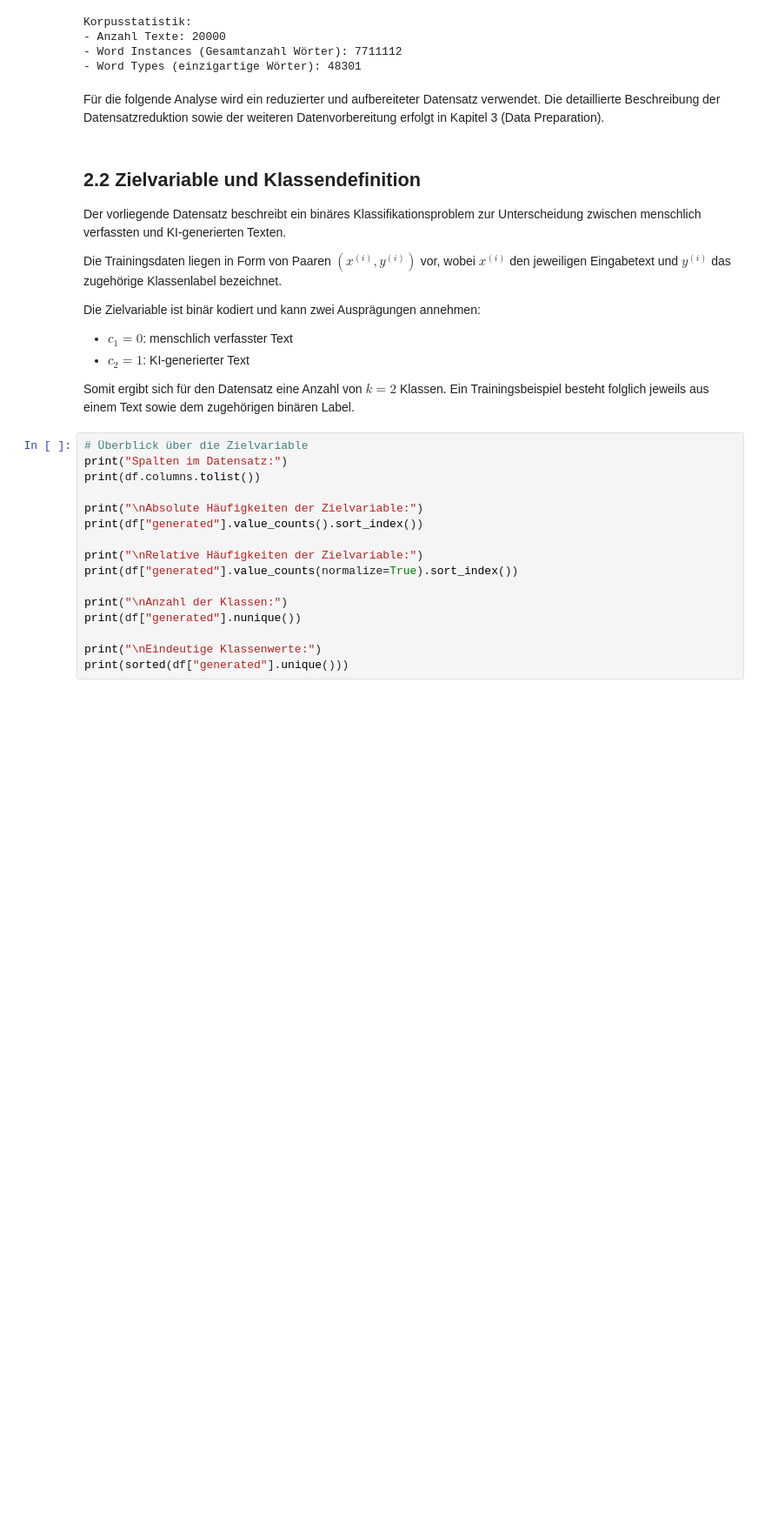
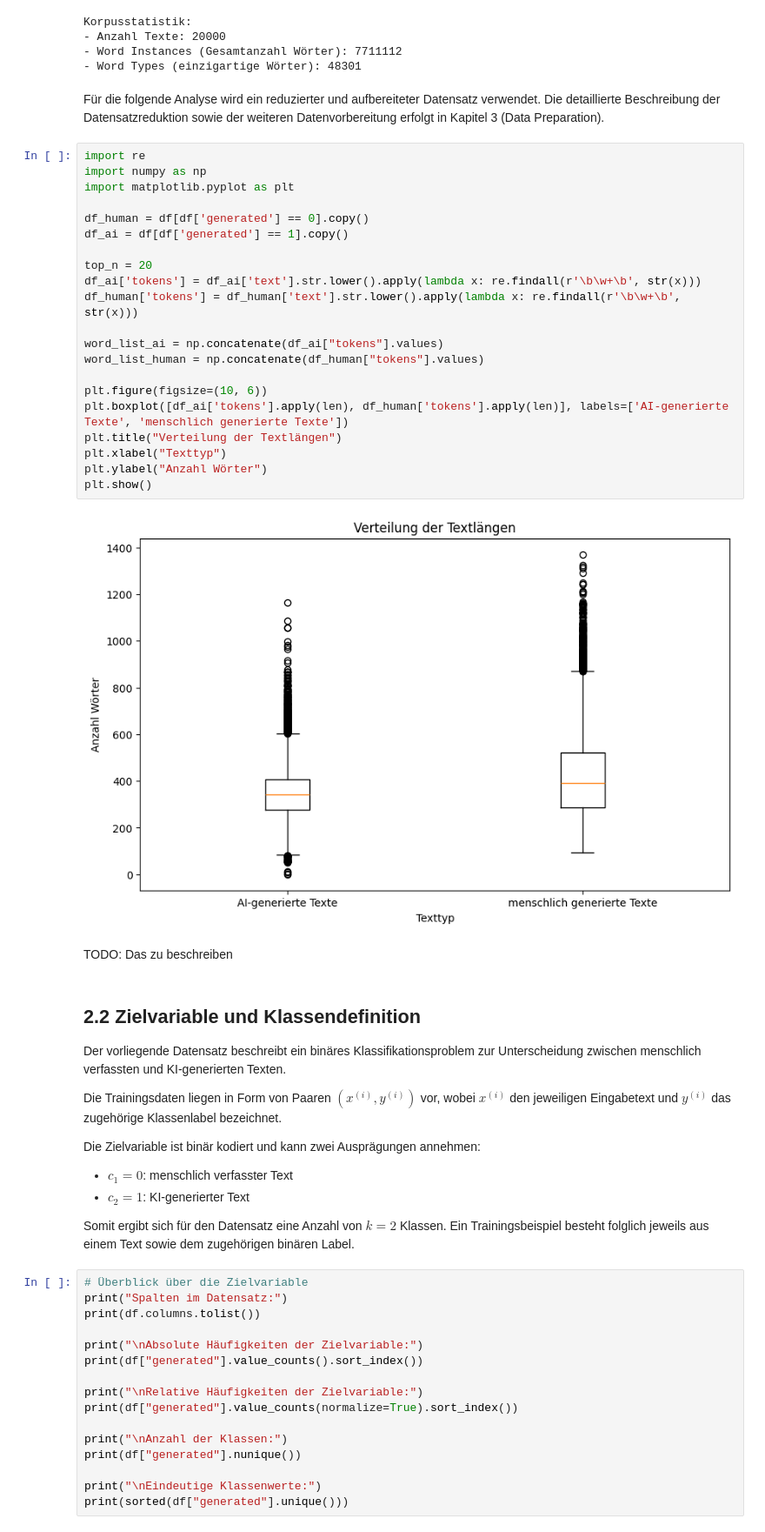
Before and after one commit to andreashubertus/DSundKI2, a Jupyter notebook: main.ipynb, the cells around one changed output. Shown at 87% size. Cells and saved outputs as stored; diff of their text form; blank space fills up the shorter version.

```diff
--- a/main.ipynb
+++ b/main.ipynb
@@ -123,6 +123,31 @@ Korpusstatistik:
 Für die folgende Analyse wird ein reduzierter und aufbereiteter Datensatz verwendet.
 Die detaillierte Beschreibung der Datensatzreduktion sowie der weiteren
 Datenvorbereitung erfolgt in Kapitel 3 (Data Preparation).
+# %%
+import re
+import numpy as np
+import matplotlib.pyplot as plt
+
+df_human = df[df['generated'] == 0].copy()
+df_ai = df[df['generated'] == 1].copy()
+
+top_n = 20
+df_ai['tokens'] = df_ai['text'].str.lower().apply(lambda x: re.findall(r'\b\w+\b', str(x)))
+df_human['tokens'] = df_human['text'].str.lower().apply(lambda x: re.findall(r'\b\w+\b', str(x)))
+
+word_list_ai = np.concatenate(df_ai["tokens"].values)
+word_list_human = np.concatenate(df_human["tokens"].values)
+
+plt.figure(figsize=(10, 6))
+plt.boxplot([df_ai['tokens'].apply(len), df_human['tokens'].apply(len)], labels=['AI-generierte Texte', 'menschlich generierte Texte'])
+plt.title("Verteilung der Textlängen")
+plt.xlabel("Texttyp")
+plt.ylabel("Anzahl Wörter")
+plt.show()
+# %% [output]
+[figure, added]
+# %% [markdown]
+TODO: Das zu beschreiben
 # %% [markdown]
 ## 2.2 Zielvariable und Klassendefinition
 
```
Also changed, not shown: parts of 15 cells of this notebook.
